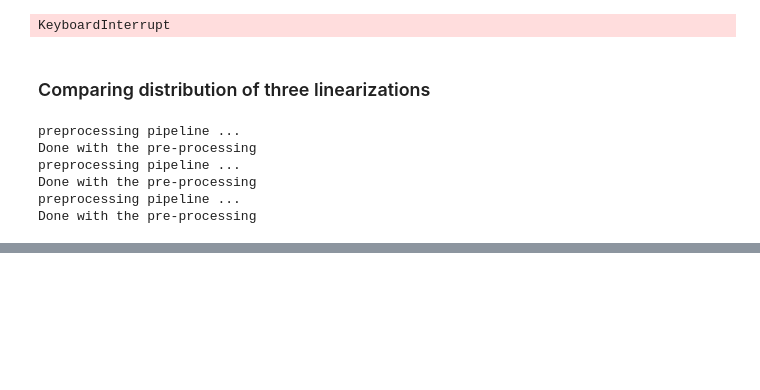
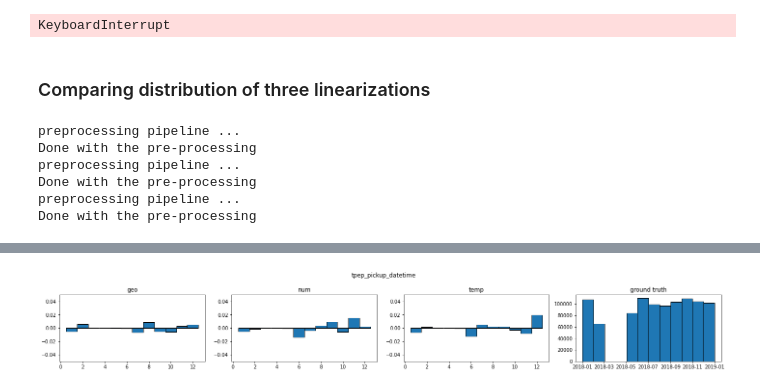
Before and after one commit to vis-au/prosample, a Jupyter notebook: server/pipeline/figures.ipynb, the cells around one changed output, grey strips where cells are left out. Drawn from its saved outputs; the diff is of its cells as text; code cells hidden in the pictures; blank space fills up the shorter version.

```diff
--- a/server/pipeline/figures.ipynb
+++ b/server/pipeline/figures.ipynb
@@ -195,0 +192,99 @@ len([108265.0, 1.543407538e+18, 1.543408491e+18, 1.0, 1.36, 1.0, 90.0,224.0,2.0,
+# %%
+import pandas as pd
+import numpy as np
+import matplotlib.pyplot as plt
+
+
+def hist(sample_df: pd.Series, value_range: tuple, n_bins, ax: plt):
+  return ax.hist(
+    sample_df,
+    bins=n_bins,
+    range=value_range,
+    edgecolor='black',
+    linewidth=1
+  )
+
+def delta_hist(delta: pd.Series, ax: plt):
+  return ax.bar(
+    delta.index,
+    delta,
+    width=1,
+    edgecolor='black',
+    linewidth=1,
+  )
+
+def boxplot(sample_df: pd.DataFrame, ax: plt):
+  n_bins = 100
+  return ax.boxplot(
+    sample_df,
+    labels=sample_df.columns
+  )
+
+
+columns = ["tripID", "VendorID", "tpep_pickup_datetime", "tpep_dropoff_datetime", "passenger_count", "trip_distance", "RatecodeID", "PULocationID", "DOLocationID", "payment_type", "fare_amount", "extra", "mta_tax", "tip_amount", "tolls_amount", "improvement_surcharge", "total_amount", "PURepresentativeX", "PURepresentativeY", "DORepresentativeX", "DORepresentativeY"]
+
+
+def plot_boxplot(attr: str):
+  fig, ax = plt.subplots(n_chunks, 1, figsize=(5, n_chunks * 3))
+  fig.suptitle(attr)
+  ground_truth_df = pd.DataFrame(pipeline1.subdivision.linearization, columns=columns)[attr]
+
+  for i in range(n_chunks):
+    ax[i].set_title(f"chunk {i}")
+
+    df = pd.DataFrame()
+    df["geo"] = pd.DataFrame(pipeline1.get_next_chunk(), columns=columns)[attr]
+    df["num"] = pd.DataFrame(pipeline2.get_next_chunk(), columns=columns)[attr]
+    df["temp"] = pd.DataFrame(pipeline3.get_next_chunk(), columns=columns)[attr]
+    df["ground_truth"] = ground_truth_df
+    boxplot(df, ax[i])
+
+  plt.tight_layout()
+  plt.show()
+
+
+def plot_time_hist(attr: str):
+  fig, ax = plt.subplots(1, 4, figsize=(20, 3))
+  fig.suptitle(attr)
+  date_range = ("2018-01-01 00:00:00", "2018-12-31 23:59:59")
+
+  geo_df = pd.Series(dtype="float64")
+  num_df = pd.Series(dtype="float64")
+  temp_df = pd.Series(dtype="float64")
+
+  for i in range(n_chunks):
+    chunk_geo = pd.to_datetime(pd.DataFrame(pipeline1.get_next_chunk(), columns=columns)[attr])
+    chunk_num = pd.to_datetime(pd.DataFrame(pipeline2.get_next_chunk(), columns=columns)[attr])
+    chunk_temp = pd.to_datetime(pd.DataFrame(pipeline3.get_next_chunk(), columns=columns)[attr])
+
+    geo_df = pd.concat([geo_df, chunk_geo])
+    num_df = pd.concat([num_df, chunk_num])
+    temp_df = pd.concat([temp_df, chunk_temp])
+
+  ground_truth_df = pd.to_datetime(pd.DataFrame(pipeline1.subdivision.linearization, columns=columns)[attr])
+  gt_monthly_dist = ground_truth_df.dt.month.value_counts(normalize=True).sort_index()
+
+  for i, df in enumerate([geo_df, num_df, temp_df]):
+    monthly_dist = df.dt.month.value_counts(normalize=True).sort_index()
+
+    delta = monthly_dist - gt_monthly_dist
+    for j in range(1, 13):
+      delta.loc[j] = delta.loc[j] if j in delta.index else 0
+
+    ax[i].set_ylim(-0.05, 0.05)
+    print(i, delta.median())
+    delta_hist(delta, ax[i])
+
+  hist(ground_truth_df, date_range, 12, ax[3])
+
+  for ax_, col in zip(ax, ["geo", "num", "temp", "ground truth"]):
+    ax_.set_title(col)
+
+  plt.tight_layout()
+  plt.show()
+
+
+n_chunks = 2
+plot_time_hist("tpep_pickup_datetime")
+# plot_boxplot("tpep_pickup_datetime")
+# %% [output]
@@ -195,0 +294 @@ len([108265.0, 1.543407538e+18, 1.543408491e+18, 1.0, 1.36, 1.0, 90.0,224.0,2.0,
+[figure, added]
```
Also changed, not shown: parts of 8 cells of this notebook, 1 other file.
